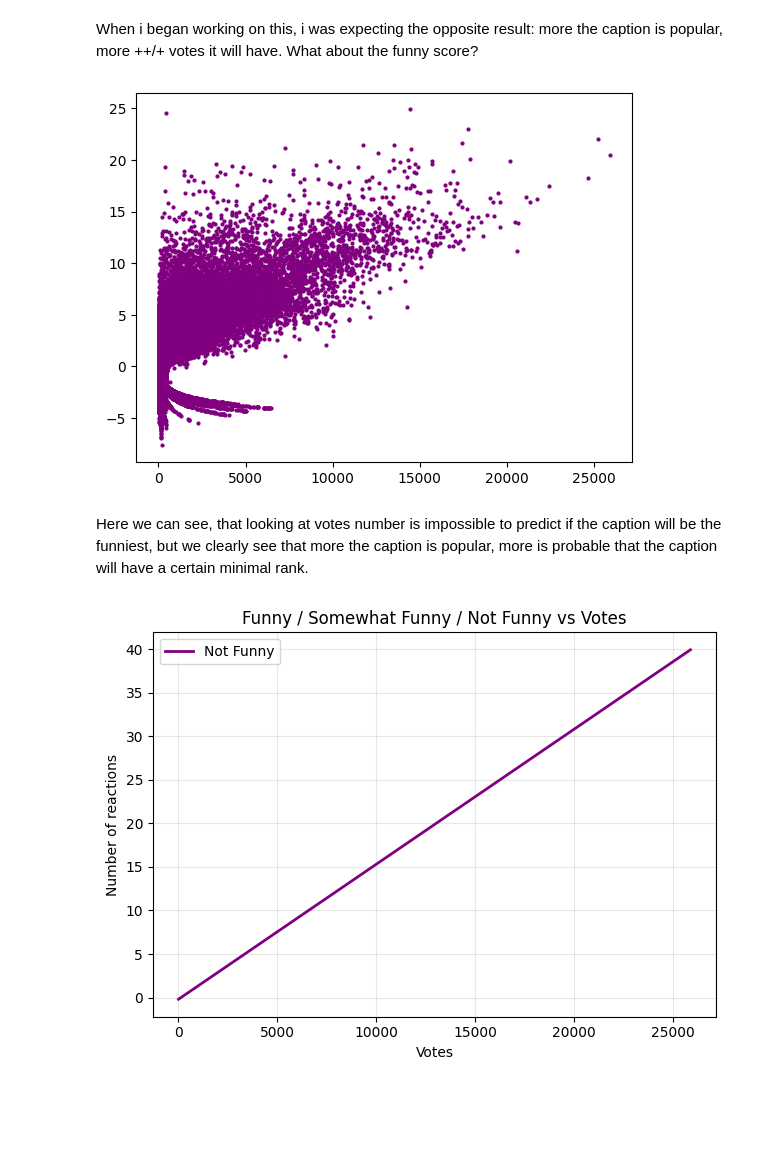
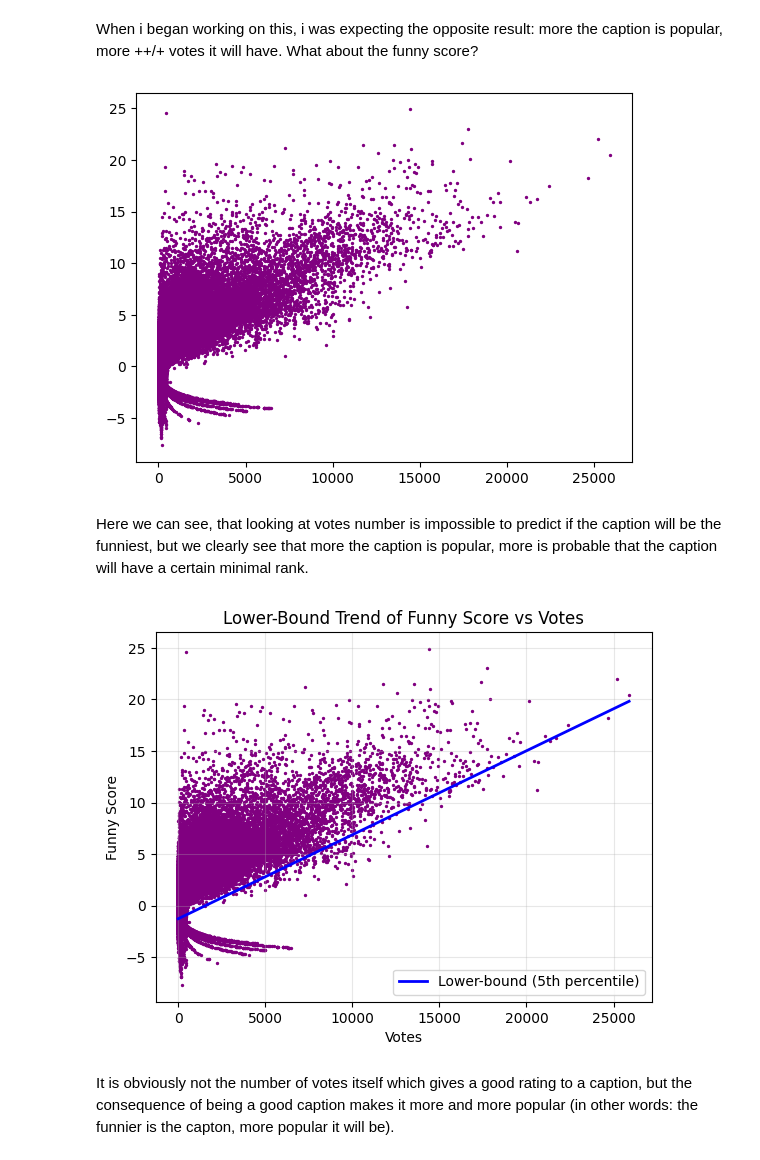
Before and after one commit to epfl-ada/ada-2025-project-adacore42, a Jupyter notebook: _Other/dom_analysis/dom_axis_1.ipynb, the cells around one changed output. Saved outputs shown, nothing was run; the diff lists cells and outputs as text; code cells hidden in the pictures; blank space fills up the shorter version.

Commit message:
AXIS1 : Votes VS rating

```diff
--- a/_Other/dom_analysis/dom_axis_1.ipynb
+++ b/_Other/dom_analysis/dom_axis_1.ipynb
@@ -180,34 +181,36 @@ plt.show()
 # %% [markdown]
 When i began working on this, i was expecting the opposite result: more the caption is popular, more ++/+ votes it will have. What about the funny score?
 # %%
-plt.scatter(dataAm['votes'], dataAm['funny_score'], s=4, c="purple")
+plt.scatter(dataAm['votes'], dataAm['funny_score'], s=2, c="purple")
 plt.show()
 # %% [output]
-[figure, old version]
+[figure, new version]
 # %% [markdown]
 Here we can see, that looking at votes number is impossible to predict if the caption will be the funniest, but we clearly see that more the caption is popular, more is probable that the caption will have a certain minimal rank.
+# %%
+X = dataAm["votes"].values.reshape(-1, 1)
+y = dataAm["funny_score"].values
+
+# Add intercept
+X_q = sm.add_constant(X)
+
+# Quantile regression for lower bound (5th percentile)
+quantile = 0.05
+model = sm.QuantReg(y, X_q)
+res = model.fit(q=quantile)
+
+# Create prediction line
+x_line = np.linspace(X.min(), X.max(), 500)
+X_line = sm.add_constant(x_line)
+y_line = res.predict(X_line)
 # %%
-X = dataAm[["votes"]].values
-x_line = np.linspace(dataAm["votes"].min(), dataAm["votes"].max(), 500).reshape(-1, 1)
-
-
-y = dataAm['funny_score'].values
-
-# Fit regression model
-model = LinearRegression()
-model.fit(X, y)
-y_line = model.predict(x_line)
-
-# Plot only the regression line
-plt.plot(x_line, y_line, color="purple", linewidth=2, label=col.replace("_", " ").title())
-
+plt.scatter(X, y, s=2, color="purple")
+plt.plot(x_line, y_line, color="blue", linewidth=2, label="Lower-bound (5th percentile)")
 plt.xlabel("Votes")
-plt.ylabel("Number of reactions")
-plt.title("Funny / Somewhat Funny / Not Funny vs Votes")
+plt.ylabel("Funny Score")
+plt.title("Lower-Bound Trend of Funny Score vs Votes")
+plt.legend()
 plt.grid(True, alpha=0.3)
-plt.legend()
-
-plt.tight_layout()
 plt.show()
 # %% [output]
-[figure, old version]
+[figure, new version]
@@ -223,0 +217,2 @@ for col in funny_cols:
+# %% [markdown]
+It is obviously not the number of votes itself which gives a good rating to a caption, but the consequence of being a good caption makes it more and more popular (in other words: the funnier is the capton, more popular it will be).
```
Also changed, not shown: parts of 4 cells of this notebook.
